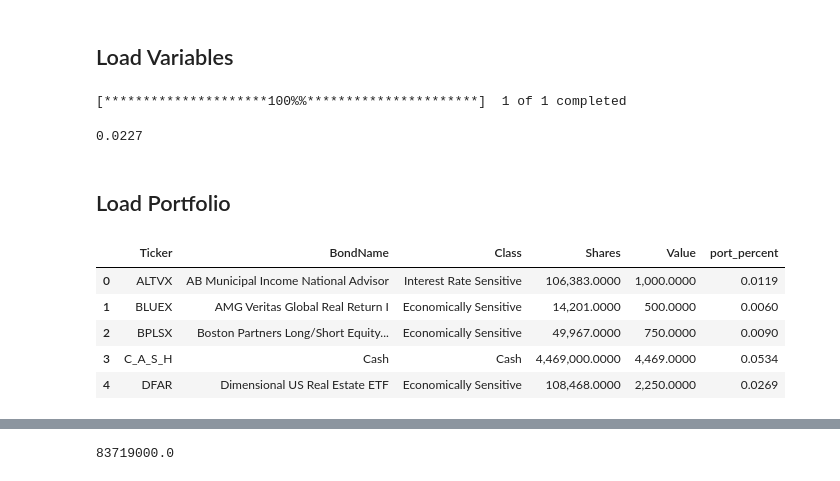
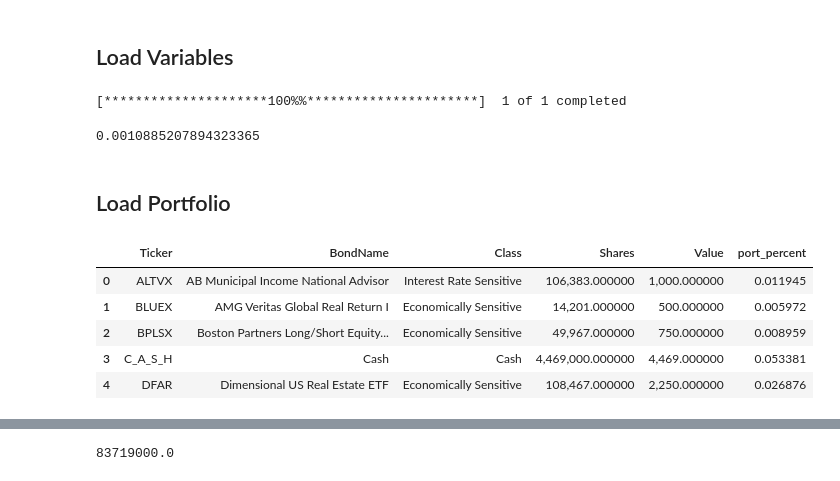
Before and after one commit to dsimband/DATA618, a Jupyter notebook: w6/DATA618_W6_Sharpe.ipynb, the cells around one changed output, grey strips where cells are left out. Drawn from its saved outputs; the diff is of its cells as text; code cells hidden in the pictures.

```diff
--- a/w6/DATA618_W6_Sharpe.ipynb
+++ b/w6/DATA618_W6_Sharpe.ipynb
@@ -15,7 +15,7 @@ import seaborn as sns
 
 #from var import VaR
 
-pd.set_option('display.float_format', lambda x: f'{x:,.4f}')
+pd.set_option('display.float_format', lambda x: f'{x:,.6f}')
 # %% [markdown]
 # Assignment
 Familiarity with several pricing models and how to apply them to a portfolio. Now calculate the VWAP, Sharpe and Alpha for your portfolio from the start of the semester  to the date of you calculations. Your calculation results and the VaR calculations that you performed last week are the main content of the Portfolio Review presentation that is next week's subject and assignment. -- Remember Presentation is Important
@@ -35,41 +35,44 @@ period = '10y'
 # %%
 var_lst = ['^TNX']
 data = pdr.get_data_yahoo(var_lst, period=period)['Close']
-rf_rate = round((data.mean() / 100),4)
+rf_df = data.pct_change()
+#rf_rate = round((data.mean() / 100),4)
+#rf_rate
+rf_rate = rf_df.mean()
 rf_rate
 # %% [output]
 [*********************100%%**********************]  1 of 1 completed
-0.0227
+0.0010885207894323365
 # %% [markdown]
 ## Load Portfolio
 # %%
-folio_df = pd.read_csv('https://raw.githubusercontent.com/dsimband/DATA618/main/w5/data/DATA618_Portfolio.csv',
+folio_df = pd.read_csv('https://raw.githubusercontent.com/dsimband/DATA618/main/w6/data/DATA618_Portfolio.csv',
                  dtype={
                     'ID': 'int',
                     'Price': 'float',
                     'Shares': 'float',
                     'Value': 'float',
                  })
 
 
 folio_df = folio_df[folio_df['Shares'] > 0]
 folio_df = folio_df.groupby(['Ticker','BondName','Class'])[['Shares','Value']].sum()
 folio_df.reset_index(inplace=True)
 #folio_df['Morningstar_Category'].fillna('Other', inplace=True)
 
 #folio_df = folio_df[4:]
 
 portfolio_total = folio_df['Value'].sum()
 folio_df['port_percent'] = folio_df['Value'] / portfolio_total
 
 folio_df.head()
 # %% [output]
 |  | Ticker | BondName | Class | Shares | Value | port_percent |
-| 0 | ALTVX | AB Municipal Income National Advisor | Interest Rate Sensitive | 106,383.0000 | 1,000.0000 | 0.0119 |
-| 1 | BLUEX | AMG Veritas Global Real Return I | Economically Sensitive | 14,201.0000 | 500.0000 | 0.0060 |
-| 2 | BPLSX | Boston Partners Long/Short Equity... | Economically Sensitive | 49,967.0000 | 750.0000 | 0.0090 |
-| 3 | C_A_S_H | Cash | Cash | 4,469,000.0000 | 4,469.0000 | 0.0534 |
-| 4 | DFAR | Dimensional US Real Estate ETF | Economically Sensitive | 108,468.0000 | 2,250.0000 | 0.0269 |
+| 0 | ALTVX | AB Municipal Income National Advisor | Interest Rate Sensitive | 106,383.000000 | 1,000.000000 | 0.011945 |
+| 1 | BLUEX | AMG Veritas Global Real Return I | Economically Sensitive | 14,201.000000 | 500.000000 | 0.005972 |
+| 2 | BPLSX | Boston Partners Long/Short Equity... | Economically Sensitive | 49,967.000000 | 750.000000 | 0.008959 |
+| 3 | C_A_S_H | Cash | Cash | 4,469,000.000000 | 4,469.000000 | 0.053381 |
+| 4 | DFAR | Dimensional US Real Estate ETF | Economically Sensitive | 108,467.000000 | 2,250.000000 | 0.026876 |
 # %%
 folio_df.groupby(['Class'])[['Value']].sum()
 # %% [output]
```
Also changed, not shown: parts of 15 cells of this notebook, 3 other files.
